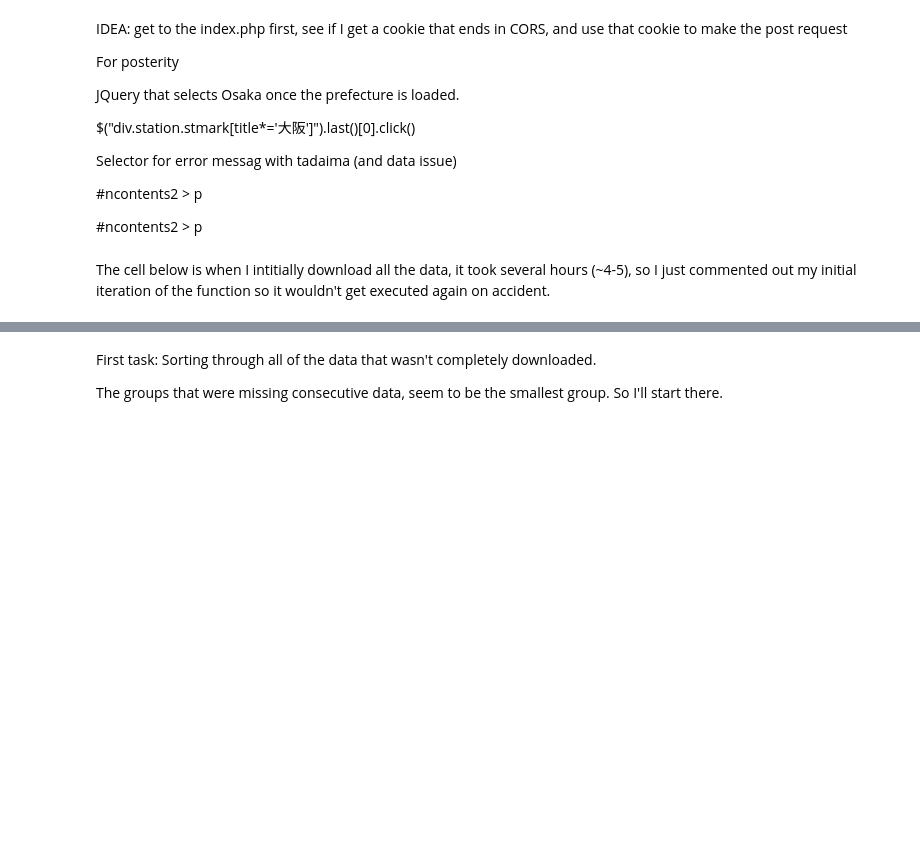
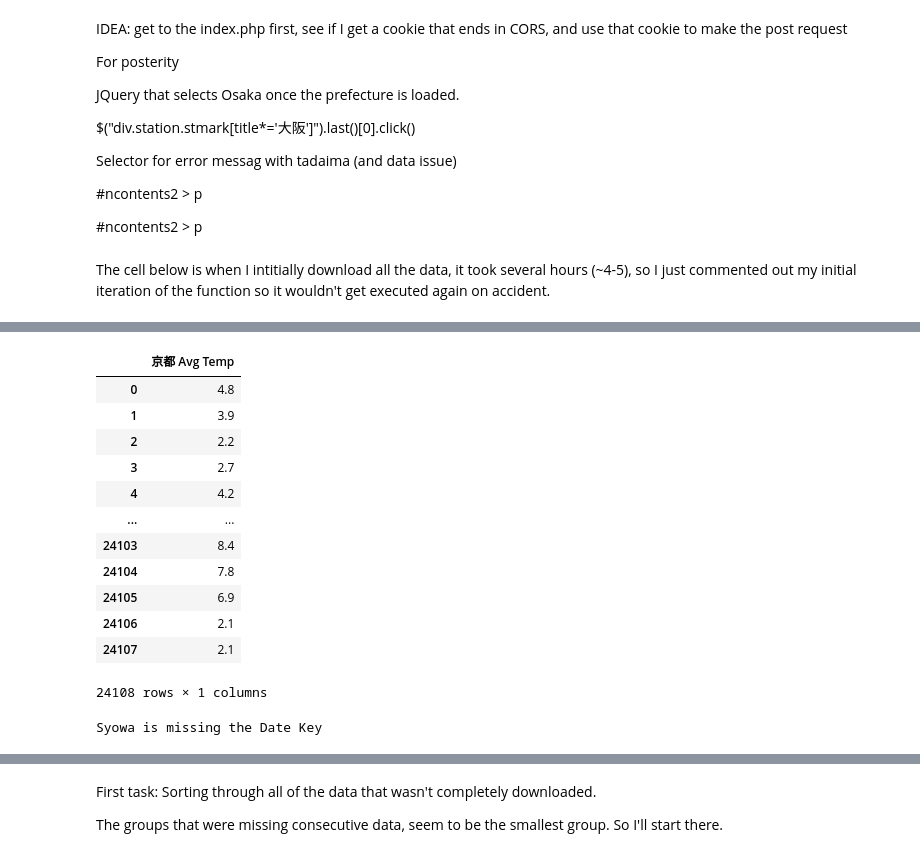
Before and after one commit to rglasnap/python-notebooks, a Jupyter notebook: Japan_Temperatures_JMA.ipynb, the cells around one changed output, grey strips where cells are left out. Saved outputs shown, nothing was run; the diff lists cells and outputs as text; code cells hidden in the pictures; blank space fills up the shorter version.

```diff
--- a/Japan_Temperatures_JMA.ipynb
+++ b/Japan_Temperatures_JMA.ipynb
@@ -179,0 +183,30 @@ city_dicts = load_csvs()
+# %%
+city_dicts['Kyoto']
+
+city_dicts['Kyoto'].filter(regex='Avg Temp')
+# %% [output]
+|  | 京都 Avg Temp |
+| 0 | 4.8 |
+| 1 | 3.9 |
+| 2 | 2.2 |
+| 3 | 2.7 |
+| 4 | 4.2 |
+| ... | ... |
+| 24103 | 8.4 |
+| 24104 | 7.8 |
+| 24105 | 6.9 |
+| 24106 | 2.1 |
+| 24107 | 2.1 |
+24108 rows × 1 columns
+# %%
+combined = pd.DataFrame(columns=['Date'])
+combined['Date'] = city_dicts['Kyoto'].Date
+combined = combined.set_index('Date')
+
+for city, city_df in city_dicts.items():
+    try:
+        combined[city] = city_df.set_index('Date').filter(regex='Avg Temp')
+    except KeyError:
+        print(f'{city} is missing the Date Key')
+# %% [output]
+Syowa is missing the Date Key
```
Also changed, not shown: parts of 19 cells of this notebook, 1 other file.
